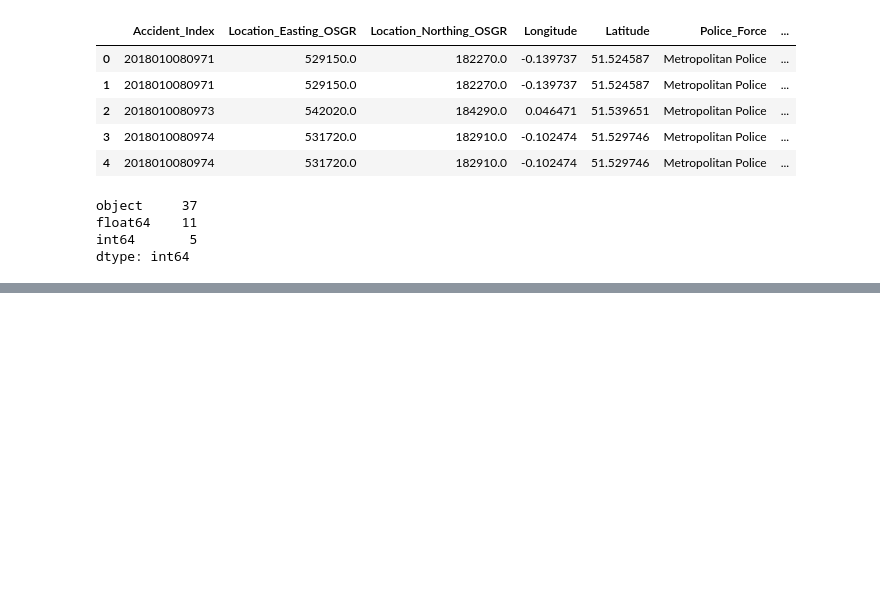
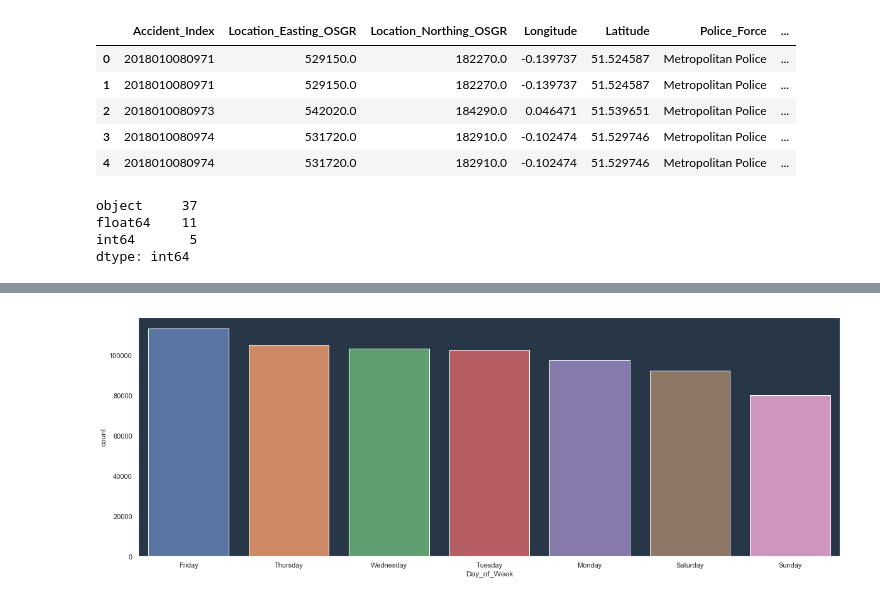
Before and after one commit to odojoachim/Coursera_Capstone, a Jupyter notebook: Coursera_Project.ipynb, the cells around one changed output, grey strips where cells are left out. Saved outputs shown, nothing was run; the diff lists cells and outputs as text; code cells hidden in the pictures; blank space fills up the shorter version.

```diff
--- a/Coursera_Project.ipynb
+++ b/Coursera_Project.ipynb
@@ -896,0 +1150,8 @@ Name: Driver_Home_Area_Type, dtype: int64
+# %%
+# we can use the chi-square test to evaluate the most important categorical features.
+plt.figure(figsize=(20,7))
+sns.set(rc={"axes.facecolor":"#283747", "axes.grid":False})
+sns.countplot(x=normalized_df['Day_of_Week'] , order=normalized_df['Day_of_Week'].value_counts().index)
+plt.show()
+# %% [output]
+[figure, added]
```
Also changed, not shown: parts of 75 cells of this notebook.
